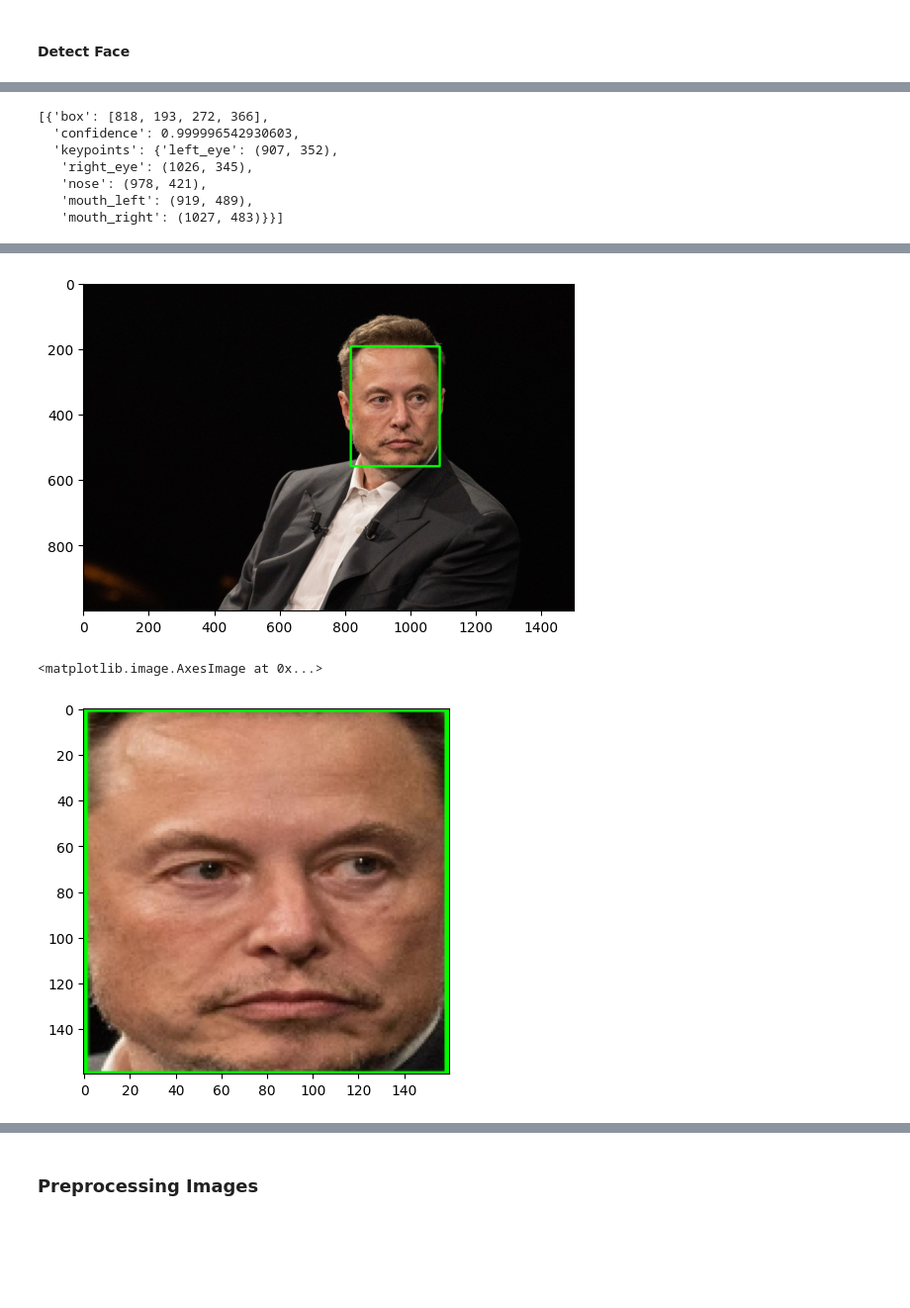
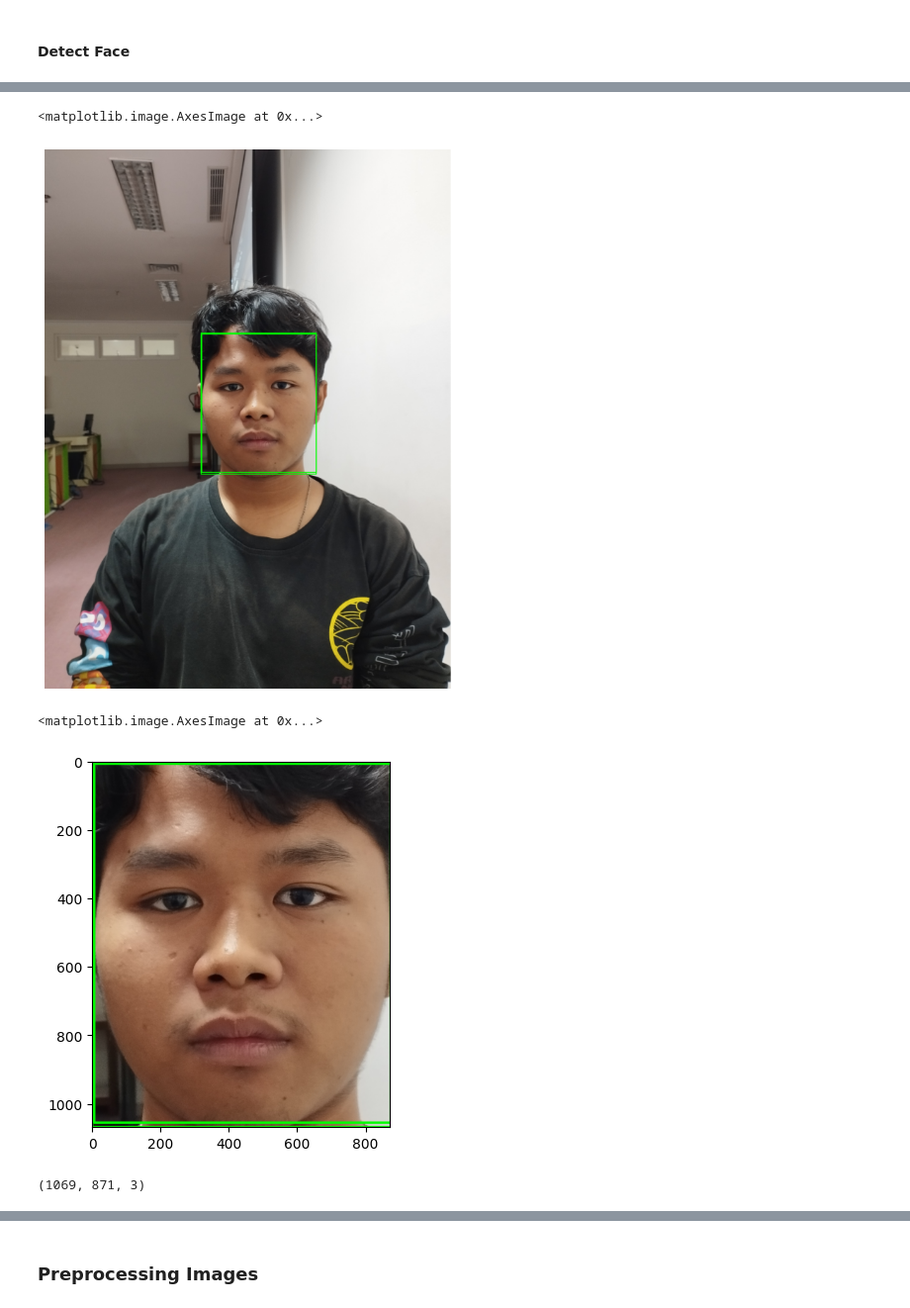
Before and after one commit to ahdithya/attendance-system, a Jupyter notebook: notebooks/face-recognition.ipynb, the cells around one changed output, grey strips where cells are left out. Shown: that part at 99% size. Cells and saved outputs as stored; diff of their text form; code cells hidden in the pictures; blank space fills up the shorter version.

```diff
--- a/notebooks/face-recognition.ipynb
+++ b/notebooks/face-recognition.ipynb
@@ -17,11 +15,12 @@ import pickle
 #### Test Image
 # %%
 # melihat gambar
-path = "../database/Elon Musk/02.jpg"
+path_bayu = "../database/Bagus Purboyo/4.jpg"
+path_falisa = "../database/Falisa Alfiani Heriansyah/11.jpg"
 def read_image(path):
     img = cv.imread(path)
     img = cv.cvtColor(img, cv.COLOR_BGR2RGB)
-    plt.imshow(img)
     return img
 
-img = read_image(path)
+img_bayu = read_image(path_bayu)
+img_falisa = read_image(path_falisa)
@@ -51,18 +29,15 @@ result = detector.detect_faces(img)
-# %%
-result
-# %% [output]
-[{'box': [818, 193, 272, 366],
-  'confidence': 0.999996542930603,
-  'keypoints': {'left_eye': (907, 352),
-   'right_eye': (1026, 345),
-   'nose': (978, 421),
-   'mouth_left': (919, 489),
-   'mouth_right': (1027, 483)}}]
 # %%
+# Mendeteksi muka
+detector = MTCNN()
+result_bayu = detector.detect_faces(img_bayu)
+result_falisa = detector.detect_faces(img_falisa)
+
 # bounding box
-x, y, w, h = result[0]['box']
+x, y, w, h = result_bayu[0]['box']
 
 # draw bounding box on image
-img = cv.rectangle(img, (x, y), (x+w, y+h), (0, 255, 0), 5)
+img = cv.rectangle(img_bayu, (x, y), (x+w, y+h), (0, 255, 0), 5)
+plt.figure(figsize=(10, 10))
+plt.axis('off')
 plt.imshow(img)
 # %% [output]
@@ -70,10 +61,14 @@ plt.imshow(img)
+<matplotlib.image.AxesImage at 0x...>
-[figure, old version]
+[figure, new version]
 # %%
 # get image in bounding box
-my_face = img[y:y+h, x:x+w]
-# resize image cause facenet uisng 160x160 image
-my_face = cv.resize(my_face, (160, 160))
-plt.imshow(my_face)
+face_bayu = img[y:y+h, x:x+w]
+
+plt.imshow(face_bayu)
 # %% [output]
 <matplotlib.image.AxesImage at 0x...>
-[figure, old version]
+[figure, new version]
+# %%
+face_bayu.shape
+# %% [output]
+(1069, 871, 3)
```
Also changed, not shown: parts of 30 cells of this notebook, 1 other file.
